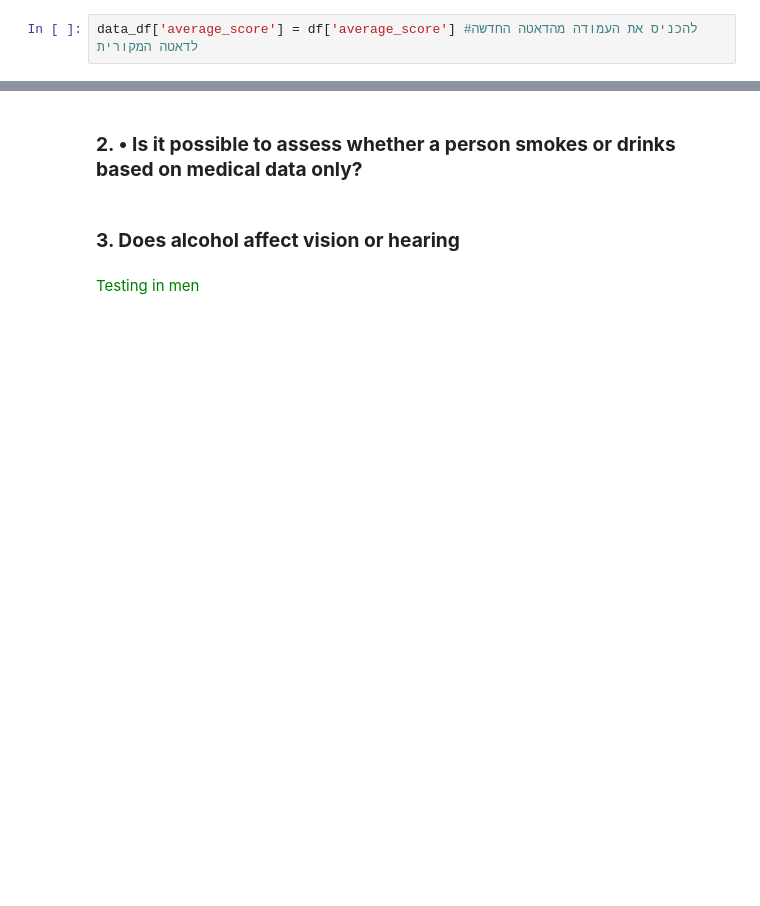
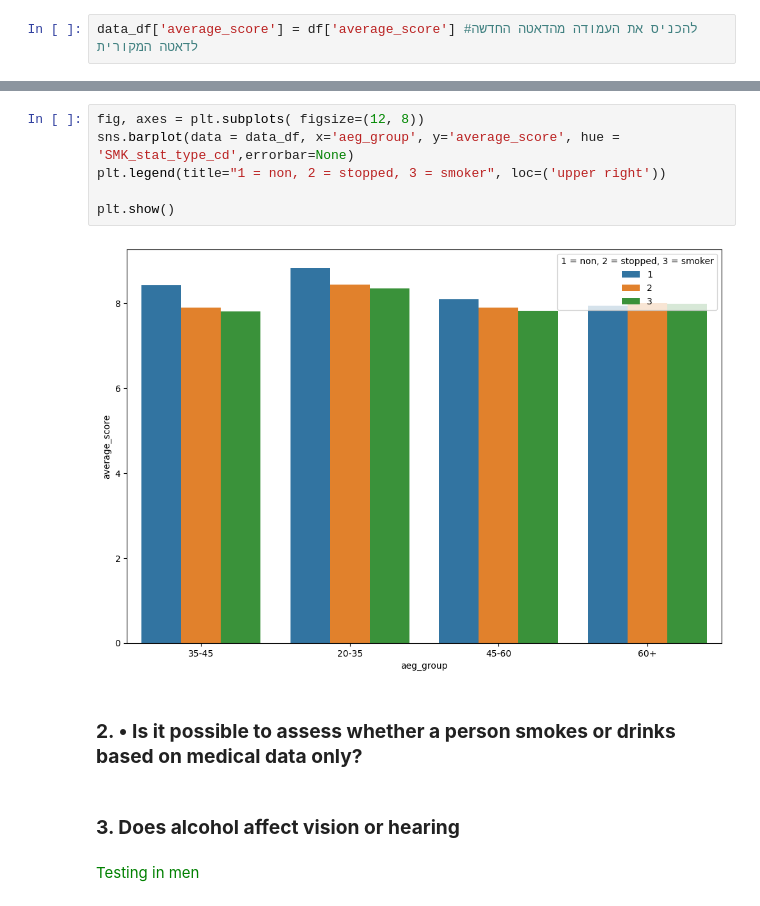
Before and after one commit to reuvenwel/project-1, a Jupyter notebook: גרסה 7.ipynb, the cells around one changed output, grey strips where cells are left out. Drawn from its saved outputs; the diff is of its cells as text; blank space fills up the shorter version.

```diff
--- a/גרסה 7.ipynb
+++ b/גרסה 7.ipynb
@@ -1043,3 +960,11 @@ plt.show()
+# %%
+fig, axes = plt.subplots( figsize=(12, 8))
+sns.barplot(data = data_df, x='aeg_group', y='average_score', hue = 'SMK_stat_type_cd',errorbar=None)
+plt.legend(title="1 = non, 2 = stopped, 3 = smoker", loc=('upper right'))
+
+plt.show()
+# %% [output]
+[figure, added]
 # %% [markdown]
 ### <b id="section_2">  </b> <b style='color:#bauk'>2. • Is it possible to assess whether a person smokes or drinks based on medical data only? </b> <b></b>
 # %% [markdown]
```
Also changed, not shown: parts of 18 cells of this notebook.
